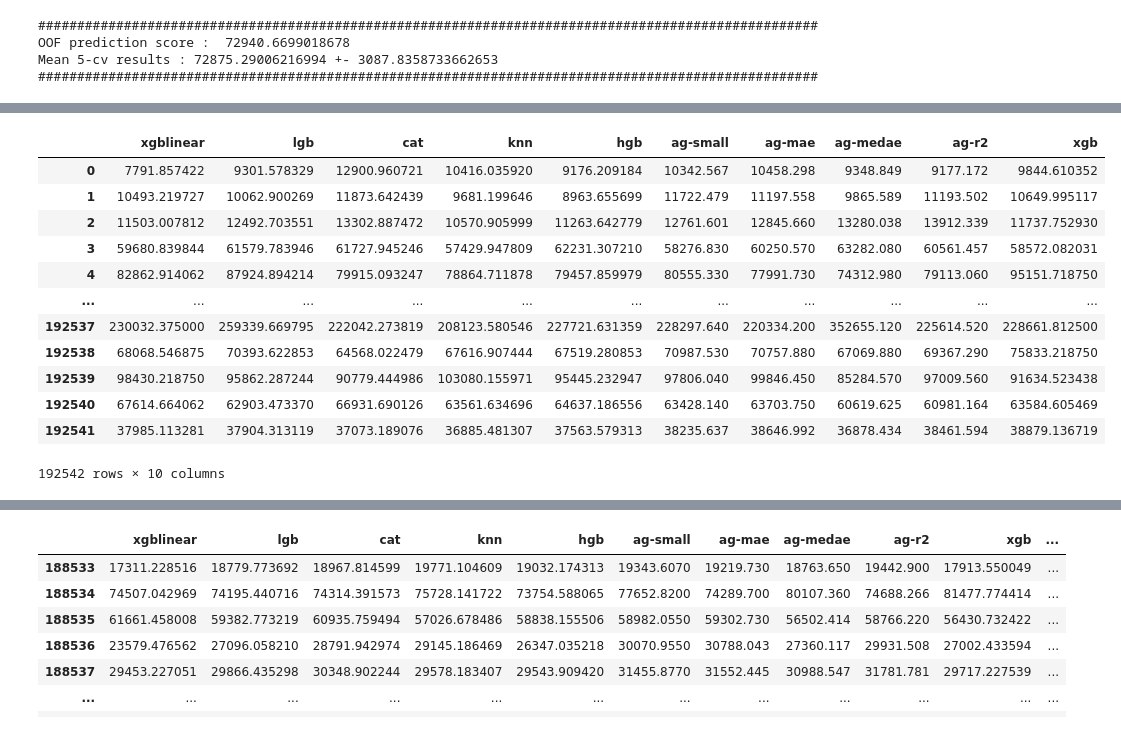
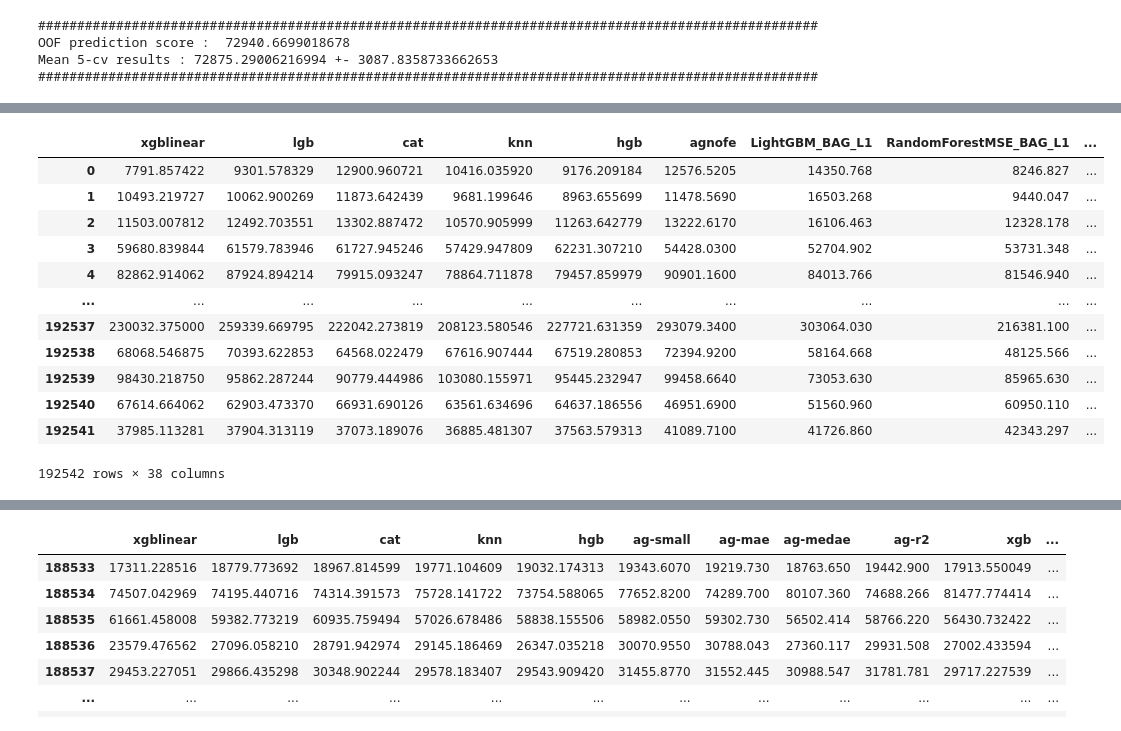
Before and after one commit to yuwei-1/Kaggle-tools, a Jupyter notebook: tuning-final-lgbm.ipynb, the cells around one changed output, grey strips where cells are left out. Cells and saved outputs as stored; diff of their text form; code cells hidden in the pictures.

Commit message:
used car prices kaggle

```diff
--- a/tuning-final-lgbm.ipynb
+++ b/tuning-final-lgbm.ipynb
@@ -503,7 +365,7 @@ hcobj = CreateHillClimber(new_df.loc['train'],
                   kfold=kf
                   )
 # %%
-best_test = hcobj.fit()
+hillclimber = hcobj.fit()
 # %% [output]
 ####################################################################################################
 OOF prediction score :  72551.02829108576
@@ -525,19 +387,60 @@ Mean 5-cv results : 72540.50569840104 +- 3191.6611339188257
 OOF prediction score :  72494.35635677235
 Mean 5-cv results : 72423.80412776228 +- 3197.7609753500064
 ####################################################################################################
+# %%
+additional_predictions = {
+                          # "ag-small" : ("/Users/yuwei-1/Documents/projects/Kaggle-tools/ktools/modelling/Data/used_cars/oof_pred_ag_small.csv",
+                          #           "/Users/yuwei-1/Documents/projects/Kaggle-tools/ktools/modelling/Data/used_cars/test_pred_ag_small.csv"),
+                        # "ag-large" : ("/Users/yuwei-1/Documents/projects/Kaggle-tools/ktools/modelling/Data/used_cars/oof_pred_ag_large.csv",
+                        #             "/Users/yuwei-1/Documents/projects/Kaggle-tools/ktools/modelling/Data/used_cars/test_pred_ag_large.csv"),
+                          # "ag-mae" : ("/Users/yuwei-1/Documents/projects/Kaggle-tools/ktools/modelling/Data/used_cars/oof_pred_mae.csv",
+                          #             "/Users/yuwei-1/Documents/projects/Kaggle-tools/ktools/modelling/Data/used_cars/submission_mae.csv"),
+                          # "ag-medae" : ("/Users/yuwei-1/Documents/projects/Kaggle-tools/ktools/modelling/Data/used_cars/oof_pred_medae.csv",
+                          #               "/Users/yuwei-1/Documents/projects/Kaggle-tools/ktools/modelling/Data/used_cars/submission_medae.csv"),
+                          # "ag-r2" : ("/Users/yuwei-1/Documents/projects/Kaggle-tools/ktools/modelling/Data/used_cars/oof_pred_r2.csv",
+                          #            "/Users/yuwei-1/Documents/projects/Kaggle-tools/ktools/modelling/Data/used_cars/submission_r2.csv"),
+                          # "ag-all" : ("/Users/yuwei-1/Documents/projects/Kaggle-tools/ktools/modelling/Data/used_cars/oof_pred_ag_large_all.csv",
+                          #             "/Users/yuwei-1/Documents/projects/Kaggle-tools/ktools/modelling/Data/used_cars/test_pred_ag_large_all.csv"),
+                          "agnofe" : ("/Users/yuwei-1/Documents/projects/Kaggle-tools/ktools/modelling/Data/used_cars/agnofe_train_oof.csv",
+                                      "/Users/yuwei-1/Documents/projects/Kaggle-tools/ktools/modelling/Data/used_cars/agnofe_test.csv"),
+                          "xgb" : ("/Users/yuwei-1/Documents/projects/Kaggle-tools/ktools/modelling/Data/used_cars/train_oof_xgb.csv",
+                                   "/Users/yuwei-1/Documents/projects/Kaggle-tools/ktools/modelling/Data/used_cars/test_pred_xgb.csv"),
+                          # "s1" : ("/Users/yuwei-1/Documents/projects/Kaggle-tools/ktools/modelling/Data/used_cars/laml_s1.csv",
+                          #         "/Users/yuwei-1/Documents/projects/Kaggle-tools/ktools/modelling/Data/used_cars/test_laml_s1.csv"),
+                          "s2" : ("/Users/yuwei-1/Documents/projects/Kaggle-tools/ktools/modelling/Data/used_cars/laml_s2.csv",
+                                  "/Users/yuwei-1/Documents/projects/Kaggle-tools/ktools/modelling/Data/used_cars/test_laml_s2.csv"),
+                          # "s3" : ("/Users/yuwei-1/Documents/projects/Kaggle-tools/ktools/modelling/Data/used_cars/laml_s3.csv",
+                          #         "/Users/yuwei-1/Documents/projects/Kaggle-tools/ktools/modelling/Data/used_cars/test_laml_s3.csv")
+                          # "laml" : ("/Users/yuwei-1/Documents/projects/Kaggle-tools/ktools/modelling/Data/used_cars/oof_pred_lightautoml.csv",
+                          #           "/Users/yuwei-1/Documents/projects/Kaggle-tools/ktools/modelling/Data/used_cars/test_pred_lightautoml.csv"),
+                          # "laml_lgbmonly" : ("/Users/yuwei-1/Documents/projects/Kaggle-tools/ktools/modelling/Data/used_cars/lightautoml_lgb_oof_pred.csv",
+                          #                    "/Users/yuwei-1/Documents/projects/Kaggle-tools/ktools/modelling/Data/used_cars/test_lgb_pred_lightautoml.csv"),
+                          # "laml_lgb_cb" : ("/Users/yuwei-1/Documents/projects/Kaggle-tools/ktools/modelling/Data/used_cars/lightautoml_oof_pred_lgbcb.csv",
+                          #                  "/Users/yuwei-1/Documents/projects/Kaggle-tools/ktools/modelling/Data/used_cars/test_pred_lightautoml_lgbcb.csv"),
+                          # "laml_lgb_cb_tuned" : ("/Users/yuwei-1/Documents/projects/Kaggle-tools/ktools/modelling/Data/used_cars/lightautoml_lgbcbtuned_oof_pred.csv",
+                          #                        "/Users/yuwei-1/Documents/projects/Kaggle-tools/ktools/modelling/Data/used_cars/test_lgbcbtuned_pred_lightautoml.csv"),
+                          # "laml_catonly" : ("/Users/yuwei-1/Documents/projects/Kaggle-tools/ktools/modelling/Data/used_cars/lightautoml_cat_oof_pred.csv",
+                          #                   "/Users/yuwei-1/Documents/projects/Kaggle-tools/ktools/modelling/Data/used_cars/test_cat_pred_lightautoml.csv"),
+                          # "laml_nn_feats" : ("/Users/yuwei-1/Documents/projects/Kaggle-tools/ktools/modelling/Data/used_cars/lightautoml_nn_oof_pred.csv",
+                          #               "/Users/yuwei-1/Documents/projects/Kaggle-tools/ktools/modelling/Data/used_cars/test_nn_pred_lightautoml.csv"),
+                          # "ag-serkanpolat" : ("/Users/yuwei-1/Documents/projects/Kaggle-tools/ktools/modelling/Data/used_cars/serkan_polat_oof.csv",
+                          #                     "/Users/yuwei-1/Documents/projects/Kaggle-tools/ktools/modelling/Data/used_cars/serkan_polat_test_pred.csv")
+                        }
+
+hillclimber.load_saved_prediction_files(additional_predictions)
 # %%
-best_test.train_oof_pred
+hillclimber.train_oof_pred
 # %% [output]
-|  | xgblinear | lgb | cat | knn | hgb | ag-small | ag-mae | ag-medae | ag-r2 | xgb |
-| 0 | 7791.857422 | 9301.578329 | 12900.960721 | 10416.035920 | 9176.209184 | 10342.567 | 10458.298 | 9348.849 | 9177.172 | 9844.610352 |
-| 1 | 10493.219727 | 10062.900269 | 11873.642439 | 9681.199646 | 8963.655699 | 11722.479 | 11197.558 | 9865.589 | 11193.502 | 10649.995117 |
-| 2 | 11503.007812 | 12492.703551 | 13302.887472 | 10570.905999 | 11263.642779 | 12761.601 | 12845.660 | 13280.038 | 13912.339 | 11737.752930 |
-| 3 | 59680.839844 | 61579.783946 | 61727.945246 | 57429.947809 | 62231.307210 | 58276.830 | 60250.570 | 63282.080 | 60561.457 | 58572.082031 |
-| 4 | 82862.914062 | 87924.894214 | 79915.093247 | 78864.711878 | 79457.859979 | 80555.330 | 77991.730 | 74312.980 | 79113.060 | 95151.718750 |
-| ... | ... | ... | ... | ... | ... | ... | ... | ... | ... | ... |
-| 192537 | 230032.375000 | 259339.669795 | 222042.273819 | 208123.580546 | 227721.631359 | 228297.640 | 220334.200 | 352655.120 | 225614.520 | 228661.812500 |
-| 192538 | 68068.546875 | 70393.622853 | 64568.022479 | 67616.907444 | 67519.280853 | 70987.530 | 70757.880 | 67069.880 | 69367.290 | 75833.218750 |
-| 192539 | 98430.218750 | 95862.287244 | 90779.444986 | 103080.155971 | 95445.232947 | 97806.040 | 99846.450 | 85284.570 | 97009.560 | 91634.523438 |
-| 192540 | 67614.664062 | 62903.473370 | 66931.690126 | 63561.634696 | 64637.186556 | 63428.140 | 63703.750 | 60619.625 | 60981.164 | 63584.605469 |
-| 192541 | 37985.113281 | 37904.313119 | 37073.189076 | 36885.481307 | 37563.579313 | 38235.637 | 38646.992 | 36878.434 | 38461.594 | 38879.136719 |
+|  | xgblinear | lgb | cat | knn | hgb | agnofe | LightGBM_BAG_L1 | RandomForestMSE_BAG_L1 | ... |
+| 0 | 7791.857422 | 9301.578329 | 12900.960721 | 10416.035920 | 9176.209184 | 12576.5205 | 14350.768 | 8246.827 | ... |
+| 1 | 10493.219727 | 10062.900269 | 11873.642439 | 9681.199646 | 8963.655699 | 11478.5690 | 16503.268 | 9440.047 | ... |
+| 2 | 11503.007812 | 12492.703551 | 13302.887472 | 10570.905999 | 11263.642779 | 13222.6170 | 16106.463 | 12328.178 | ... |
+| 3 | 59680.839844 | 61579.783946 | 61727.945246 | 57429.947809 | 62231.307210 | 54428.0300 | 52704.902 | 53731.348 | ... |
+| 4 | 82862.914062 | 87924.894214 | 79915.093247 | 78864.711878 | 79457.859979 | 90901.1600 | 84013.766 | 81546.940 | ... |
+| ... | ... | ... | ... | ... | ... | ... | ... | ... | ... |
+| 192537 | 230032.375000 | 259339.669795 | 222042.273819 | 208123.580546 | 227721.631359 | 293079.3400 | 303064.030 | 216381.100 | ... |
+| 192538 | 68068.546875 | 70393.622853 | 64568.022479 | 67616.907444 | 67519.280853 | 72394.9200 | 58164.668 | 48125.566 | ... |
+| 192539 | 98430.218750 | 95862.287244 | 90779.444986 | 103080.155971 | 95445.232947 | 99458.6640 | 73053.630 | 85965.630 | ... |
+| 192540 | 67614.664062 | 62903.473370 | 66931.690126 | 63561.634696 | 64637.186556 | 46951.6900 | 51560.960 | 60950.110 | ... |
+| 192541 | 37985.113281 | 37904.313119 | 37073.189076 | 36885.481307 | 37563.579313 | 41089.7100 | 41726.860 | 42343.297 | ... |
-192542 rows × 10 columns
+192542 rows × 38 columns
```
Also changed, not shown: parts of 25 cells of this notebook, 20 other files.
